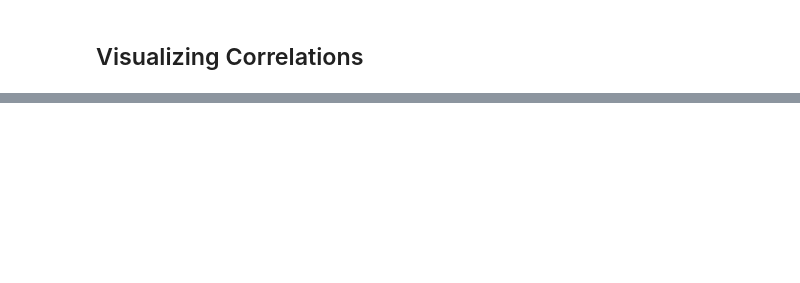
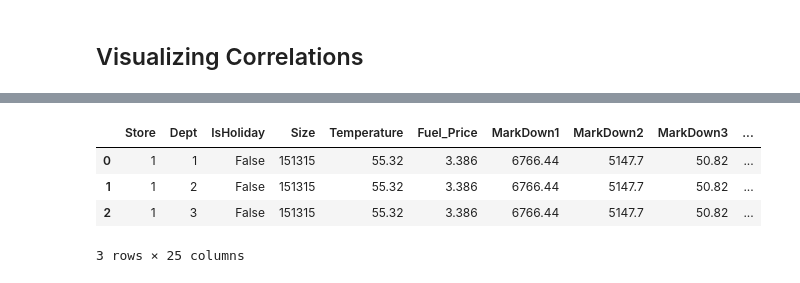
Before and after one commit to alyslma/walmart-sales-forecasting, a Jupyter notebook: WalmartSalesPrediction.ipynb, the cells around one changed output, grey strips where cells are left out. Saved outputs shown, nothing was run; the diff lists cells and outputs as text; code cells hidden in the pictures; blank space fills up the shorter version.

```diff
--- a/WalmartSalesPrediction.ipynb
+++ b/WalmartSalesPrediction.ipynb
@@ -541,0 +585,9 @@ test.loc[test.Week==51].head()
+# %%
+test = onehot_encode(test, 'Month', 'month')
+test.head(3)
+# %% [output]
+|  | Store | Dept | IsHoliday | Size | Temperature | Fuel_Price | MarkDown1 | MarkDown2 | MarkDown3 | ... |
+| 0 | 1 | 1 | False | 151315 | 55.32 | 3.386 | 6766.44 | 5147.7 | 50.82 | ... |
+| 1 | 1 | 2 | False | 151315 | 55.32 | 3.386 | 6766.44 | 5147.7 | 50.82 | ... |
+| 2 | 1 | 3 | False | 151315 | 55.32 | 3.386 | 6766.44 | 5147.7 | 50.82 | ... |
+3 rows × 25 columns
```
Also changed, not shown: parts of 6 cells of this notebook.
